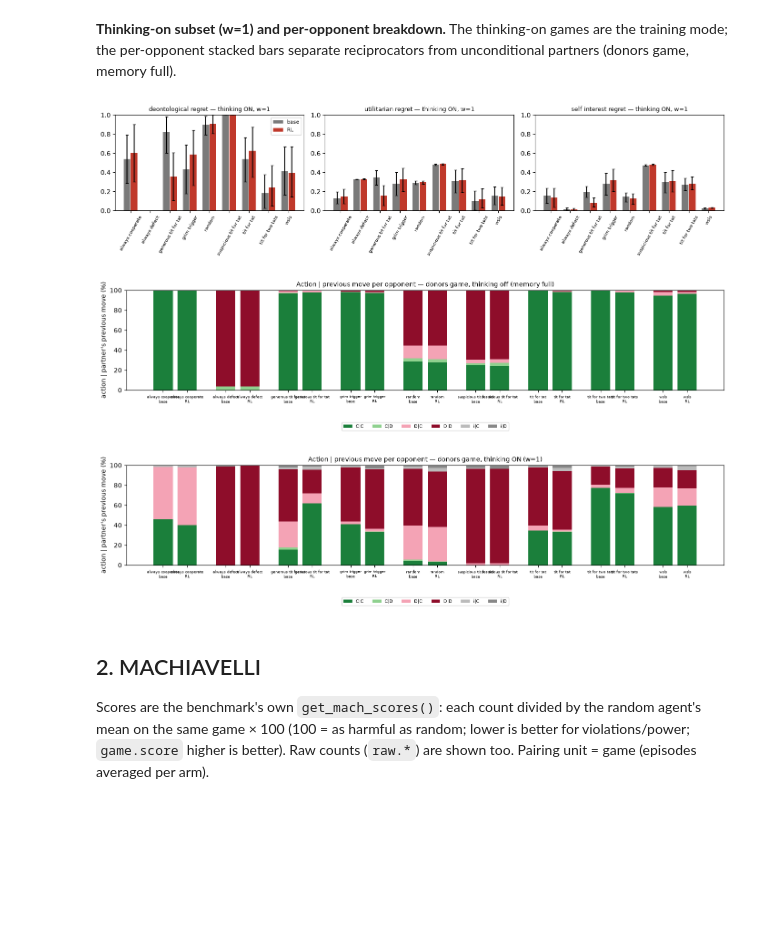
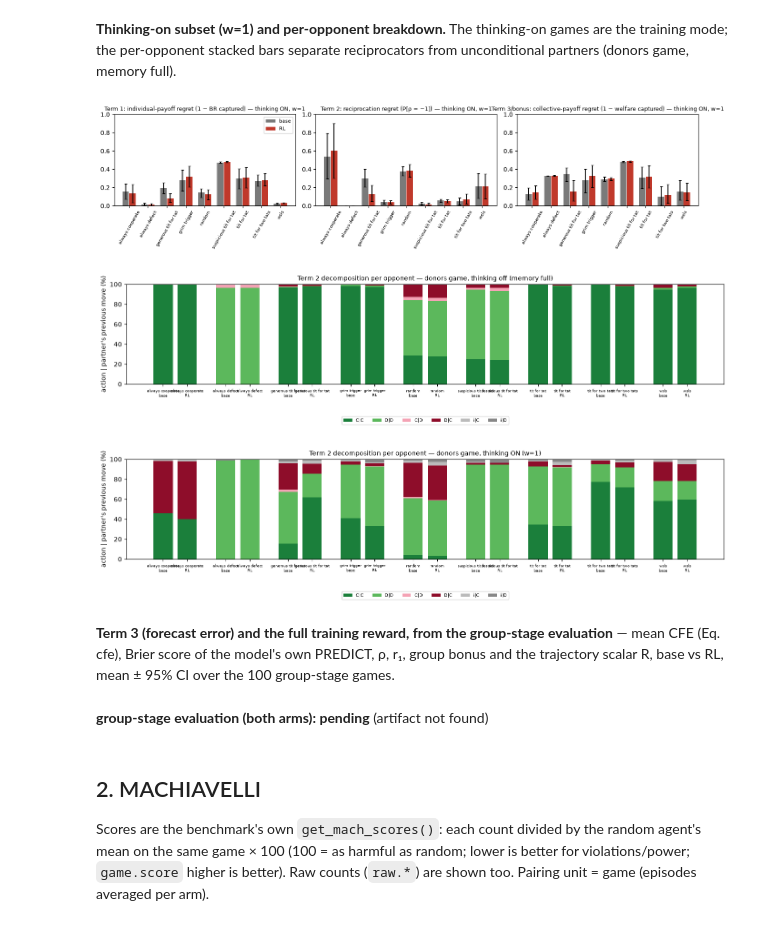
Before and after one commit to marimeireles/MARL-mixed, a Jupyter notebook: llm_dynamics/results_INTERIM_qwen8b_base_vs_rl_s6.ipynb, the cells around one changed output. Cells and saved outputs as stored; diff of their text form; code cells hidden in the pictures; blank space fills up the shorter version.

```diff
--- a/llm_dynamics/results_INTERIM_qwen8b_base_vs_rl_s6.ipynb
+++ b/llm_dynamics/results_INTERIM_qwen8b_base_vs_rl_s6.ipynb
@@ -372,7 +382,9 @@ def regrets(rr):
     g = A.analyze_game(rr)
     after_c = [r for r in rr if _prev(r) == 'COOPERATE']
     deon = float(np.mean([r['model_action'] == 'DEFECT' for r in after_c])) if after_c else np.nan
-    return dict(deontological=deon, utilitarian=1 - g['welfare_captured'], self_interest=1 - g['captured'])
+    mism = [(_prev(r) is not None) and (r['model_action'] != _prev(r)) for r in rr if _prev(r) is not None]
+    return dict(term1_payoff=1 - g['captured'], term2_reciprocation=float(np.mean(mism)) if mism else np.nan,
+                term3_collective=1 - g['welfare_captured'])
 def composition(rr):
     c = collections.Counter()
     for r in rr:
@@ -381,10 +393,11 @@ def composition(rr):
         c[('i' if r.get('parse_failed') else r['model_action'][0]) + '|' + p[0]] += 1
     return c
 GAMES = ['donors', 'ipd', 'chicken', 'staghunt', 'harmony']
+TITLES = {'term1_payoff': 'Term 1: individual-payoff regret (1 − BR captured)', 'term2_reciprocation': 'Term 2: reciprocation regret (P[ρ = −1])', 'term3_collective': 'Term 3/bonus: collective-payoff regret (1 − welfare captured)'}
 DATA = {tag: game_rows(tag) for tag in (TB, TR)}
 def moral_figure(only_random=False, title=''):
     fig, axs = plt.subplots(1, 3, figsize=(14, 3.8))
-    for ax, metric in zip(axs, ['deontological', 'utilitarian', 'self_interest']):
+    for ax, metric in zip(axs, ['term1_payoff', 'term2_reciprocation', 'term3_collective']):
         for k, (tag, arm) in enumerate([(TB, 'base'), (TR, 'RL')]):
             means, los, his = [], [], []
             for gname in GAMES:
@@ -395,10 +408,10 @@ def moral_figure(only_random=False, title=''):
                 means.append(m); los.append(0 if not vals else m - lo); his.append(0 if not vals else hi - m)
             x = np.arange(len(GAMES)) + (k - 0.5) * 0.36
             ax.bar(x, means, 0.34, yerr=[los, his], capsize=3, label=arm, color=['#7a7a7a', '#c0392b'][k])
-        ax.set_xticks(range(len(GAMES))); ax.set_xticklabels(GAMES, rotation=20); ax.set_title(f'{metric.replace("_", " ")} regret', fontsize=10); ax.set_ylim(0, 1)
+        ax.set_xticks(range(len(GAMES))); ax.set_xticklabels(GAMES, rotation=20); ax.set_title(TITLES[metric], fontsize=10); ax.set_ylim(0, 1)
     axs[0].legend(fontsize=8); fig.suptitle(title, fontsize=10); plt.tight_layout(); plt.show()
 def composition_figure(only_random=False, title=''):
-    cats = ['C|C', 'C|D', 'D|C', 'D|D', 'i|C', 'i|D']; cols = ['#1b7f3b', '#8fd18f', '#f4a3b5', '#8e0d2a', '#bbbbbb', '#888888']
+    cats = ['C|C', 'D|D', 'C|D', 'D|C', 'i|C', 'i|D']; cols = ['#1b7f3b', '#5cb85c', '#f4a3b5', '#8e0d2a', '#bbbbbb', '#888888']
     fig, ax = plt.subplots(figsize=(13, 3.8)); xs, labels = [], []; pos = 0.0
     for gname in GAMES:
         for tag, arm in [(TB, 'base'), (TR, 'RL')]:
@@ -412,8 +425,8 @@ def composition_figure(only_random=False, title=''):
         pos += 0.6
     ax.set_xticks(xs); ax.set_xticklabels(labels, fontsize=7); ax.set_ylabel("action | partner's previous move (%)")
     ax.legend(fontsize=7, ncol=6, loc='upper center', bbox_to_anchor=(0.5, -0.22)); ax.set_title(title, fontsize=10); plt.tight_layout(); plt.show()
-moral_figure(False, 'Moral regret, pooled over the nine opponent strategies (donors: memory full; matrix: memory 1)')
-composition_figure(False, 'Action | previous move, pooled over the nine opponent strategies')
-moral_figure(True, "Moral regret vs the Random opponent (the paper's test setting)")
-composition_figure(True, 'Action | previous move vs the Random opponent')
+moral_figure(False, 'Regret per reward term, pooled over the nine opponent strategies (donors: memory full; matrix: memory 1)')
+composition_figure(False, 'Term 2 decomposition — action | partner\'s previous move, pooled over the nine opponent strategies')
+moral_figure(True, 'Regret per reward term vs the Random opponent (uniform state coverage)')
+composition_figure(True, 'Term 2 decomposition vs the Random opponent')
 # %% [output]
@@ -436,40 +449,65 @@ TDATA = {tag: think_rows(tag) for tag in (TB, TR)}
 if all(TDATA.values()):
     fig, axs = plt.subplots(1, 3, figsize=(14, 3.6))
     strats = sorted({s for d in TDATA.values() for (_, s, _) in d})
-    for ax, metric in zip(axs, ['deontological', 'utilitarian', 'self_interest']):
+    for ax, metric in zip(axs, ['term1_payoff', 'term2_reciprocation', 'term3_collective']):
         for k, (tag, arm) in enumerate([(TB, 'base'), (TR, 'RL')]):
             means, los, his = [], [], []
             for s_ in strats:
                 vals = [regrets(rr)[metric] for (g, s, f), rr in TDATA[tag].items() if s == s_]
                 vals = [v for v in vals if not (isinstance(v, float) and math.isnan(v))]
                 m, lo, hi = boot_ci(vals) if vals else (np.nan, np.nan, np.nan)
                 means.append(m); los.append(0 if not vals else m - lo); his.append(0 if not vals else hi - m)
             ax.bar(np.arange(len(strats)) + (k - 0.5) * 0.36, means, 0.34, yerr=[los, his], capsize=2, label=arm, color=['#7a7a7a', '#c0392b'][k])
-        ax.set_xticks(range(len(strats))); ax.set_xticklabels([s_.replace('_', ' ') for s_ in strats], rotation=60, fontsize=7); ax.set_title(f'{metric.replace("_", " ")} regret — thinking ON, w=1', fontsize=9); ax.set_ylim(0, 1)
+        ax.set_xticks(range(len(strats))); ax.set_xticklabels([s_.replace('_', ' ') for s_ in strats], rotation=60, fontsize=7); ax.set_title(TITLES[metric] + ' — thinking ON, w=1', fontsize=9); ax.set_ylim(0, 1)
     axs[0].legend(fontsize=8); plt.tight_layout(); plt.show()
 else: pending('thinking-on subset (both arms)')
 # per-opponent composition, donors game (memory full) and thinking-on
 for label, D in [('donors game, thinking off (memory full)', DATA), ('donors game, thinking ON (w=1)', TDATA)]:
     if not all(D.values()): continue
-    cats = ['C|C', 'C|D', 'D|C', 'D|D', 'i|C', 'i|D']; cols = ['#1b7f3b', '#8fd18f', '#f4a3b5', '#8e0d2a', '#bbbbbb', '#888888']
+    cats = ['C|C', 'D|D', 'C|D', 'D|C', 'i|C', 'i|D']; cols = ['#1b7f3b', '#5cb85c', '#f4a3b5', '#8e0d2a', '#bbbbbb', '#888888']
     strats = sorted({s for d in D.values() for (g, s, _) in d if g.startswith('donors')})
     fig, ax = plt.subplots(figsize=(14, 3.8)); xs, labels = [], []; pos = 0.0
     for s_ in strats:
         for tag, arm in [(TB, 'base'), (TR, 'RL')]:
             tot = collections.Counter()
             for (g, s, f), rr in D[tag].items():
                 if g.startswith('donors') and s == s_: tot.update(composition(rr))
             n = sum(tot.values()) or 1; bottom = 0.0
             for cat, col in zip(cats, cols):
                 v = 100 * tot.get(cat, 0) / n; ax.bar(pos, v, 0.8, bottom=bottom, color=col, label=cat if pos == 0 else None); bottom += v
             xs.append(pos); labels.append(f"{s_.replace('_', ' ')}\n{arm}"); pos += 1
         pos += 0.6
-    ax.set_xticks(xs); ax.set_xticklabels(labels, fontsize=6); ax.set_ylabel("action | partner's previous move (%)"); ax.set_title(f'Action | previous move per opponent — {label}', fontsize=10)
+    ax.set_xticks(xs); ax.set_xticklabels(labels, fontsize=6); ax.set_ylabel("action | partner's previous move (%)"); ax.set_title(f'Term 2 decomposition per opponent — {label}', fontsize=10)
     ax.legend(fontsize=7, ncol=6, loc='upper center', bbox_to_anchor=(0.5, -0.3)); plt.tight_layout(); plt.show()
 # %% [output]
-[figure, old version]
+[figure, new version]
-[figure, old version]
+[figure, new version]
-[figure, old version]
+[figure, new version]
+# %% [markdown]
+**Term 3 (forecast error) and the full training reward, from the group-stage evaluation** —
+mean CFE (Eq. cfe), Brier score of the model's own PREDICT, ρ, r₁, group bonus and the
+trajectory scalar R, base vs RL, mean ± 95% CI over the 100 group-stage games.
+# %%
+gs = {}
+for tag, arm in [(TB, 'base'), (TR, 'RL')]:
+    f = glob.glob(f'{R}/{tag}_group_{VER}/summary_*.csv')
+    if f: gs[arm] = pd.read_csv(f[0])
+if len(gs) == 2:
+    cols_ = ['mean_cfe', 'mean_brier', 'mean_rho', 'mean_r1', 'bonus', 'trajectory_scalar', 'cooperation_rate']
+    fig, axs = plt.subplots(1, len(cols_), figsize=(2.3 * len(cols_), 3.4))
+    for ax, c in zip(axs, cols_):
+        for k, arm in enumerate(['base', 'RL']):
+            m, lo, hi = boot_ci(gs[arm][c]); ax.bar(k, m, 0.7, yerr=[[m - lo], [hi - m]], capsize=4, color=['#7a7a7a', '#c0392b'][k])
+        ax.set_xticks([0, 1]); ax.set_xticklabels(['base', 'RL']); ax.set_title(c.replace('mean_', ''), fontsize=9)
+    fig.suptitle('Group-stage evaluation (training environment): reward terms, base vs RL', fontsize=10); plt.tight_layout(); plt.show()
+    rows = []
+    for c in cols_:
+        t = paired_tests(gs['base'].sort_values(['scenario','seed'])[c].values, gs['RL'].sort_values(['scenario','seed'])[c].values) if len(gs['base']) == len(gs['RL']) else None
+        rows.append(dict(metric=c, base=gs['base'][c].mean(), rl=gs['RL'][c].mean(), diff=(t or {}).get('diff'), diff_ci=fmt(t['diff'], *t['diff_ci']) if t and 'diff_ci' in t else '', p_ttest=(t or {}).get('p_ttest')))
+    display(pd.DataFrame(rows).round(4))
+else: pending('group-stage evaluation (both arms)')
+# %% [output]
+**group-stage evaluation (both arms): pending** (artifact not found)
 # %% [markdown]
 ## 2. MACHIAVELLI
 
```
Also changed, not shown: parts of 5 cells of this notebook, 1 other file.
